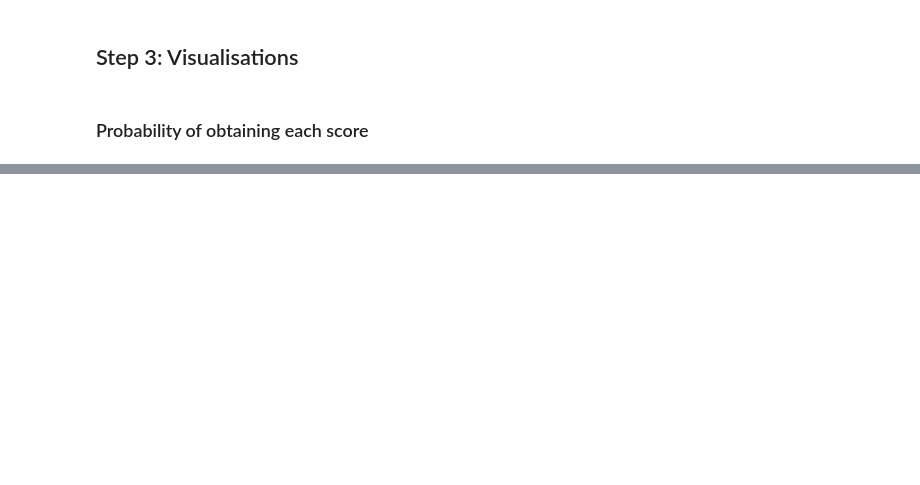
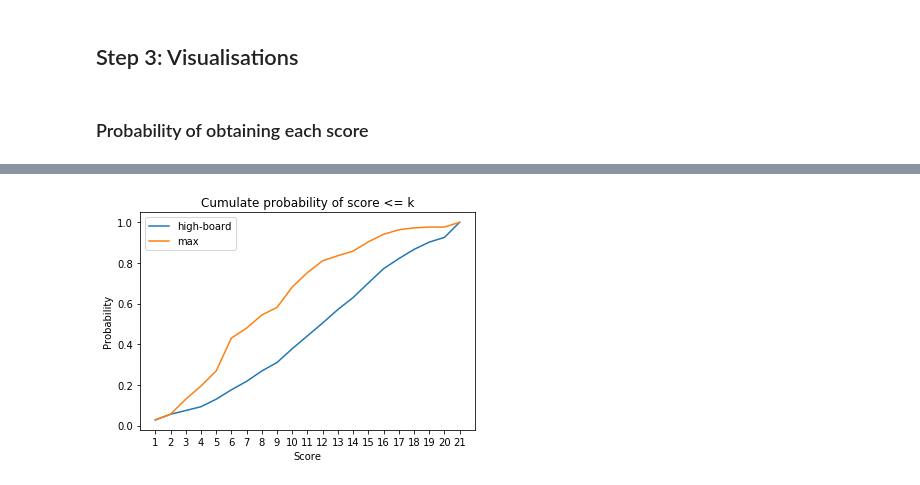
Before and after one commit to LewisDyer/StochasticGames, a Jupyter notebook: src/ShutTheBox.ipynb, the cells around one changed output, grey strips where cells are left out. Saved outputs shown, nothing was run; the diff lists cells and outputs as text; code cells hidden in the pictures; blank space fills up the shorter version.

```diff
--- a/src/ShutTheBox.ipynb
+++ b/src/ShutTheBox.ipynb
@@ -170 +208,5 @@ Result: 0.9999999999999998 (value in the initial state)
 Exporting results to file "ShutTheBox/data/cum_prob.csv"...
+# %%
+cum_prob_min_file = "ShutTheBox/data/cum_prob_min.csv"
+
+!prism ShutTheBox/stb6test.prism ShutTheBox/stb6.props -prop 5 -const k=1:{max_score} -exportresults {cum_prob_min_file}:csv | grep -E "(Model checking)|(Result)|(Property constant)|(Exporting results)"
@@ -170,0 +231,4 @@ Exporting results to file "ShutTheBox/data/cum_prob.csv"...
+# %%
+cum_prob_max_file = "ShutTheBox/data/cum_prob_max.csv"
+
+!prism ShutTheBox/stb6test_nondet.prism ShutTheBox/stb6.props -prop 6 -const k=1:{max_score} -exportresults {cum_prob_max_file}:csv | grep -E "(Model checking)|(Result)|(Property constant)|(Exporting results)"
@@ -198,0 +291,22 @@ plt.show()
+# %%
+fig = plt.figure()
+
+ax1 = fig.add_subplot(111)
+
+ax1.set_title("Cumulate probability of score <= k")
+ax1.set_xlabel("Score")
+ax1.set_ylabel("Probability")
+
+ax1.set_xticks(np.arange(max_score)+1)
+
+plot(ax1, cum_prob_file, "high-board")
+
+plot(ax1, cum_prob_max_file, "max")
+
+plot(ax1, cum_prob_min_file, "min")
+
+leg = ax1.legend()
+
+plt.show()
+# %% [output]
+[figure, added]
```
Also changed, not shown: parts of 13 cells of this notebook, 4 other files.
